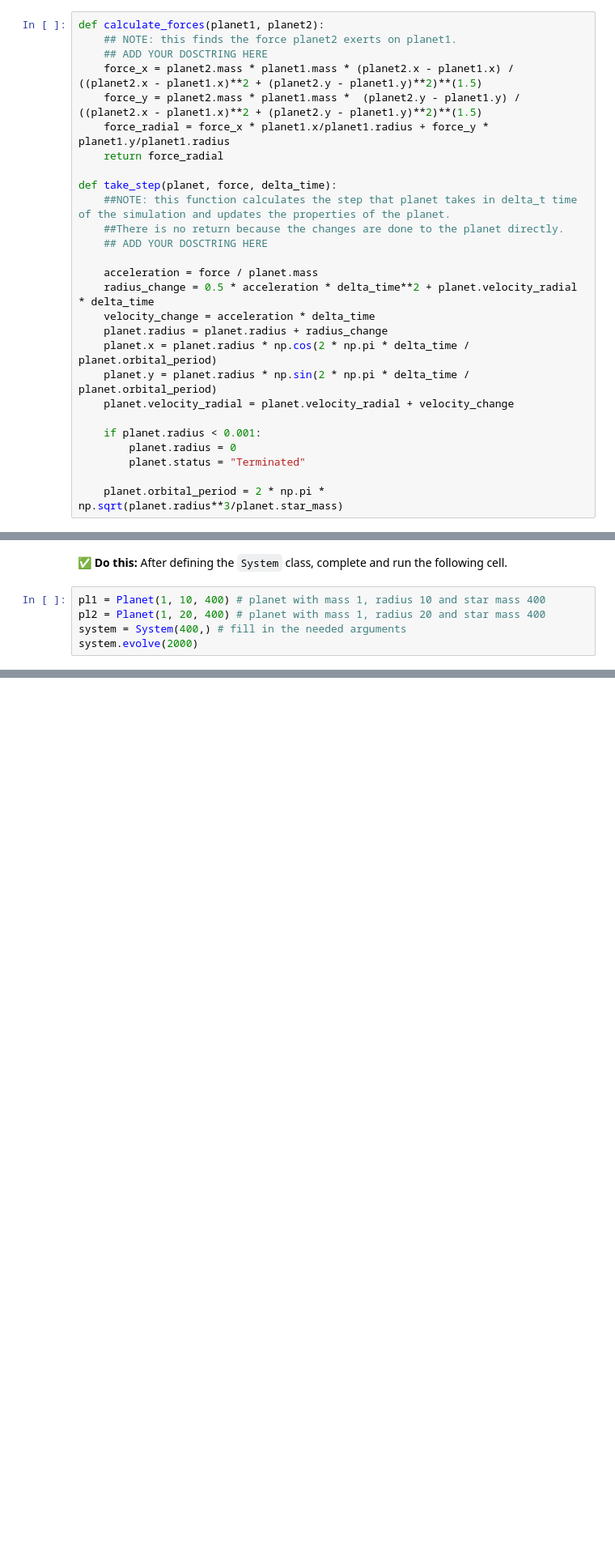
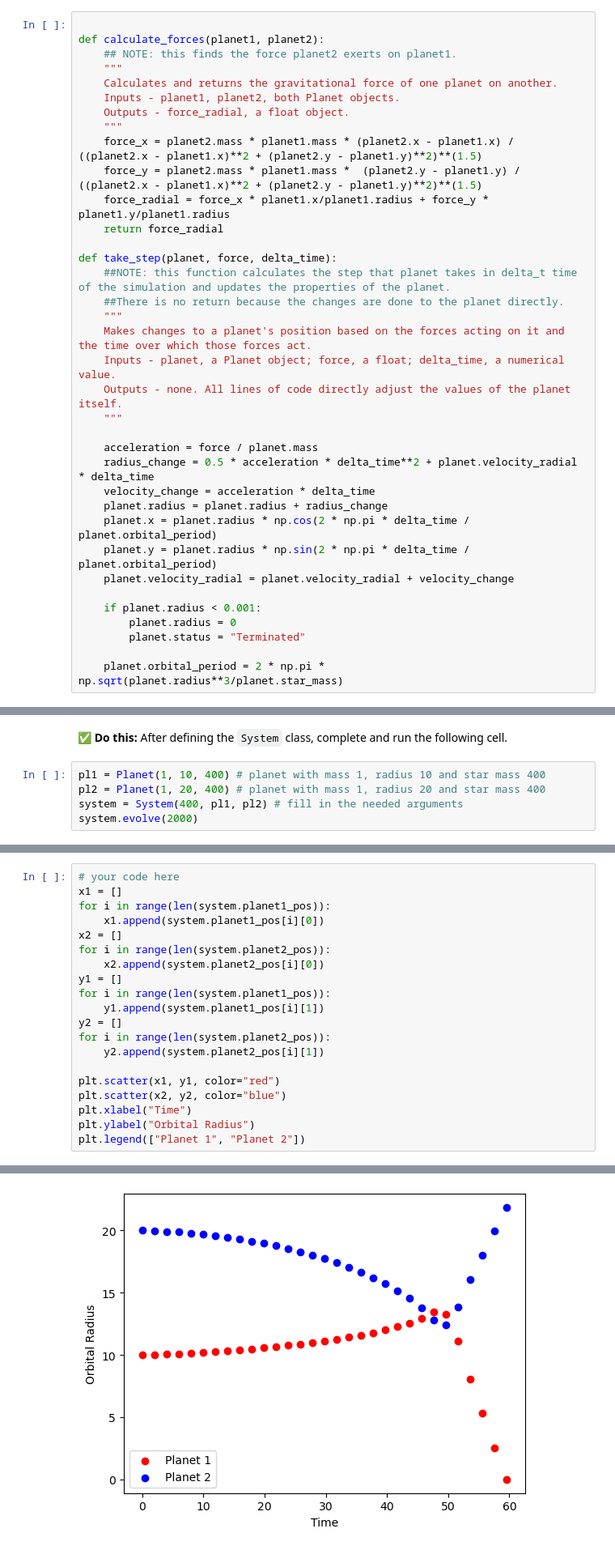
Before and after one commit to THaysMSU/CMSE202-s25-turnin, a Jupyter notebook: hw-02/HW02_Part1-Orbits-SS25-THAYS.ipynb, the cells around one changed output, grey strips where cells are left out. Shown at 81% size. Cells and saved outputs as stored; diff of their text form; blank space fills up the shorter version.

```diff
--- a/hw-02/HW02_Part1-Orbits-SS25-THAYS.ipynb
+++ b/hw-02/HW02_Part1-Orbits-SS25-THAYS.ipynb
@@ -345,9 +345,14 @@ If we have a system of 2 planets orbiting a star, these planets interact with ea
 # %% [markdown]
 ✅ **Question 2.4 (4 points):** Add docstrings to the methods below. You should include a description of what the method does, a description of parameters and and what the method returns.
 # %%
+
 def calculate_forces(planet1, planet2):
     ## NOTE: this finds the force planet2 exerts on planet1.
-    ## ADD YOUR DOSCTRING HERE
+    """
+    Calculates and returns the gravitational force of one planet on another.
+    Inputs - planet1, planet2, both Planet objects.
+    Outputs - force_radial, a float object.
+    """
     force_x = planet2.mass * planet1.mass * (planet2.x - planet1.x) / ((planet2.x - planet1.x)**2 + (planet2.y - planet1.y)**2)**(1.5)
     force_y = planet2.mass * planet1.mass *  (planet2.y - planet1.y) / ((planet2.x - planet1.x)**2 + (planet2.y - planet1.y)**2)**(1.5)
     force_radial = force_x * planet1.x/planet1.radius + force_y * planet1.y/planet1.radius
@@ -356,7 +361,11 @@ def calculate_forces(planet1, planet2):
 def take_step(planet, force, delta_time):
     ##NOTE: this function calculates the step that planet takes in delta_t time of the simulation and updates the properties of the planet.
     ##There is no return because the changes are done to the planet directly.
-    ## ADD YOUR DOSCTRING HERE
+    """
+    Makes changes to a planet's position based on the forces acting on it and the time over which those forces act.
+    Inputs - planet, a Planet object; force, a float; delta_time, a numerical value.
+    Outputs - none. All lines of code directly adjust the values of the planet itself.
+    """
 
     acceleration = force / planet.mass
     radius_change = 0.5 * acceleration * delta_time**2 + planet.velocity_radial * delta_time
@@ -442,7 +486,7 @@ Methods:
 # %%
 pl1 = Planet(1, 10, 400) # planet with mass 1, radius 10 and star mass 400
 pl2 = Planet(1, 20, 400) # planet with mass 1, radius 20 and star mass 400
-system = System(400,) # fill in the needed arguments
+system = System(400, pl1, pl2) # fill in the needed arguments
 system.evolve(2000)
 # %% [markdown]
 ### Visualization
@@ -452,0 +495,21 @@ system.evolve(2000)
+# %%
+# your code here
+x1 = []
+for i in range(len(system.planet1_pos)):
+    x1.append(system.planet1_pos[i][0])
+x2 = []
+for i in range(len(system.planet2_pos)):
+    x2.append(system.planet2_pos[i][0])
+y1 = []
+for i in range(len(system.planet1_pos)):
+    y1.append(system.planet1_pos[i][1])
+y2 = []
+for i in range(len(system.planet2_pos)):
+    y2.append(system.planet2_pos[i][1])
+
+plt.scatter(x1, y1, color="red")
+plt.scatter(x2, y2, color="blue")
+plt.xlabel("Time")
+plt.ylabel("Orbital Radius")
+plt.legend(["Planet 1", "Planet 2"])
+# %% [output]
@@ -453,2 +517,3 @@ system.evolve(2000)
+[figure, added]
 # %% [markdown]
 ✅ **Question 2.8 (4 points):** Using the plot you made, describe what is happening with the two planets. Is this what you expected to happen?
```
Also changed, not shown: parts of 28 cells of this notebook.
